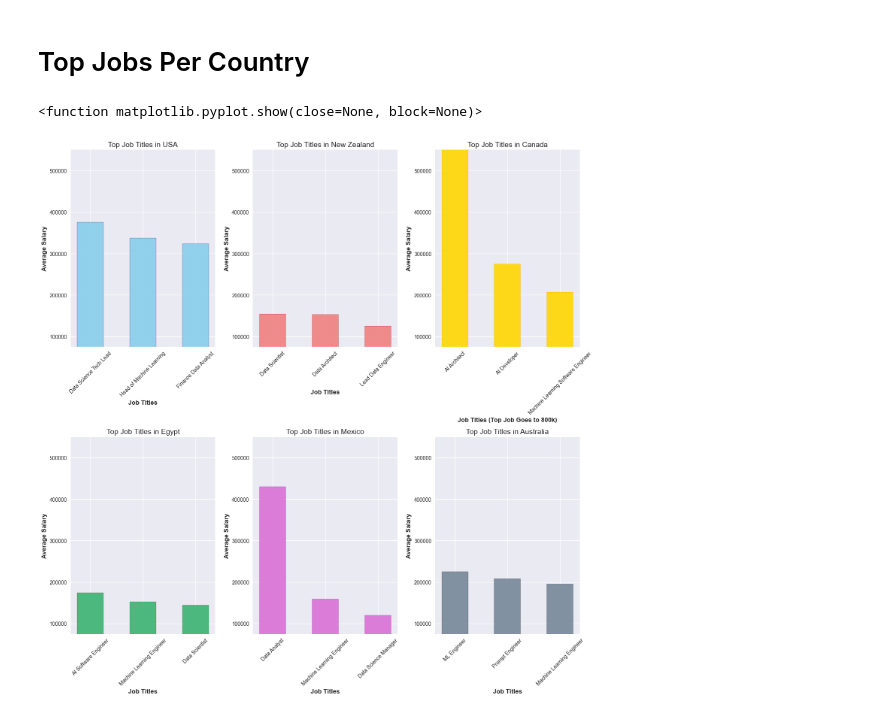
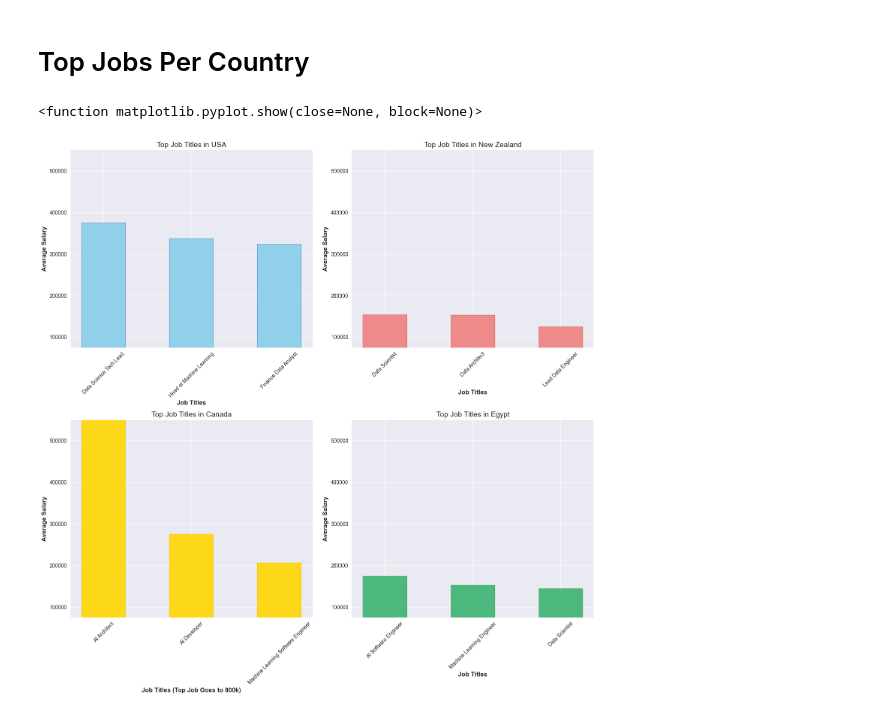
Before and after one commit to AdamYeisley/Group6, a Jupyter notebook: zane_analysis.ipynb, the cells around one changed output. Cells and saved outputs as stored; diff of their text form; code cells hidden in the pictures.

```diff
--- a/zane_analysis.ipynb
+++ b/zane_analysis.ipynb
@@ -94,58 +94,58 @@ MX_df = read_sql(engine, 1, ('MX',))
 AU_df = read_sql(engine, 1, ('AU',))
 # %%
 #Visualize
-fig, axes = plt.subplots(2,3, figsize=(15,15))
+fig, axes = plt.subplots(2,2, figsize=(15,15))
 
 #US
 axes[0,0].bar(US_df["job_title"], US_df["avg"], color='skyblue', edgecolor='navy', width=0.5, alpha=0.9)
 axes[0,0].set_xlabel('Job Titles', fontsize=12, fontweight='bold')
 axes[0,0].set_ylabel('Average Salary', fontsize=12, fontweight='bold')
 axes[0,0].set_title('Top Job Titles in USA', fontsize=14)
 axes[0,0].set_ylim(75000, 550000)
 axes[0,0].tick_params(axis='x', rotation=45)
 
 #NZ
 axes[0,1].bar(NZ_df["job_title"], NZ_df["avg"], color='lightcoral', edgecolor='darkred', width=0.5, alpha=0.9)
 axes[0,1].set_xlabel('Job Titles', fontsize=12, fontweight='bold')
 axes[0,1].set_ylabel('Average Salary', fontsize=12, fontweight='bold')
 axes[0,1].set_title('Top Job Titles in New Zealand', fontsize=14)
 axes[0,1].set_ylim(75000, 550000)
 axes[0,1].tick_params(axis='x', rotation=45)
 
 #CA
-axes[0,2].bar(CA_df["job_title"], CA_df["avg"], color='gold', edgecolor='darkorange', width=0.5, alpha=0.9)
-axes[0,2].set_xlabel('Job Titles (Top Job Goes to 800k)', fontsize=12, fontweight='bold')
-axes[0,2].set_ylabel('Average Salary', fontsize=12, fontweight='bold')
-axes[0,2].set_title('Top Job Titles in Canada', fontsize=14)
-axes[0,2].set_ylim(75000, 550000)
-axes[0,2].tick_params(axis='x', rotation=45)
-
-#EG
-axes[1,0].bar(EG_df["job_title"], EG_df["avg"], color='mediumseagreen', edgecolor='darkgreen', width=0.5, alpha=0.9)
-axes[1,0].set_xlabel('Job Titles', fontsize=12, fontweight='bold')
+axes[1,0].bar(CA_df["job_title"], CA_df["avg"], color='gold', edgecolor='darkorange', width=0.5, alpha=0.9)
+axes[1,0].set_xlabel('Job Titles (Top Job Goes to 800k)', fontsize=12, fontweight='bold')
 axes[1,0].set_ylabel('Average Salary', fontsize=12, fontweight='bold')
-axes[1,0].set_title('Top Job Titles in Egypt', fontsize=14)
+axes[1,0].set_title('Top Job Titles in Canada', fontsize=14)
 axes[1,0].set_ylim(75000, 550000)
 axes[1,0].tick_params(axis='x', rotation=45)
 
-#MX
-axes[1,1].bar(MX_df["job_title"], MX_df["avg"], color='orchid', edgecolor='purple', width=0.5, alpha=0.9)
+#EG
+axes[1,1].bar(EG_df["job_title"], EG_df["avg"], color='mediumseagreen', edgecolor='darkgreen', width=0.5, alpha=0.9)
 axes[1,1].set_xlabel('Job Titles', fontsize=12, fontweight='bold')
 axes[1,1].set_ylabel('Average Salary', fontsize=12, fontweight='bold')
-axes[1,1].set_title('Top Job Titles in Mexico', fontsize=14)
+axes[1,1].set_title('Top Job Titles in Egypt', fontsize=14)
 axes[1,1].set_ylim(75000, 550000)
 axes[1,1].tick_params(axis='x', rotation=45)
 
-#AU
-axes[1,2].bar(AU_df["job_title"], AU_df["avg"], color='lightslategray', edgecolor='black', width=0.5, alpha=0.9)
-axes[1,2].set_xlabel('Job Titles', fontsize=12, fontweight='bold')
-axes[1,2].set_ylabel('Average Salary', fontsize=12, fontweight='bold')
-axes[1,2].set_title('Top Job Titles in Australia', fontsize=14)
-axes[1,2].set_ylim(75000, 550000)
-axes[1,2].tick_params(axis='x', rotation=45)
+# #MX
+# axes[1,1].bar(MX_df["job_title"], MX_df["avg"], color='orchid', edgecolor='purple', width=0.5, alpha=0.9)
+# axes[1,1].set_xlabel('Job Titles', fontsize=12, fontweight='bold')
+# axes[1,1].set_ylabel('Average Salary', fontsize=12, fontweight='bold')
+# axes[1,1].set_title('Top Job Titles in Mexico', fontsize=14)
+# axes[1,1].set_ylim(75000, 550000)
+# axes[1,1].tick_params(axis='x', rotation=45)
+
+# #AU
+# axes[1,2].bar(AU_df["job_title"], AU_df["avg"], color='lightslategray', edgecolor='black', width=0.5, alpha=0.9)
+# axes[1,2].set_xlabel('Job Titles', fontsize=12, fontweight='bold')
+# axes[1,2].set_ylabel('Average Salary', fontsize=12, fontweight='bold')
+# axes[1,2].set_title('Top Job Titles in Australia', fontsize=14)
+# axes[1,2].set_ylim(75000, 550000)
+# axes[1,2].tick_params(axis='x', rotation=45)
 
 plt.tight_layout()
 plt.show
 # %% [output]
 <function matplotlib.pyplot.show(close=None, block=None)>
-[figure, old version]
+[figure, new version]
```
Also changed, not shown: 2 other files.
